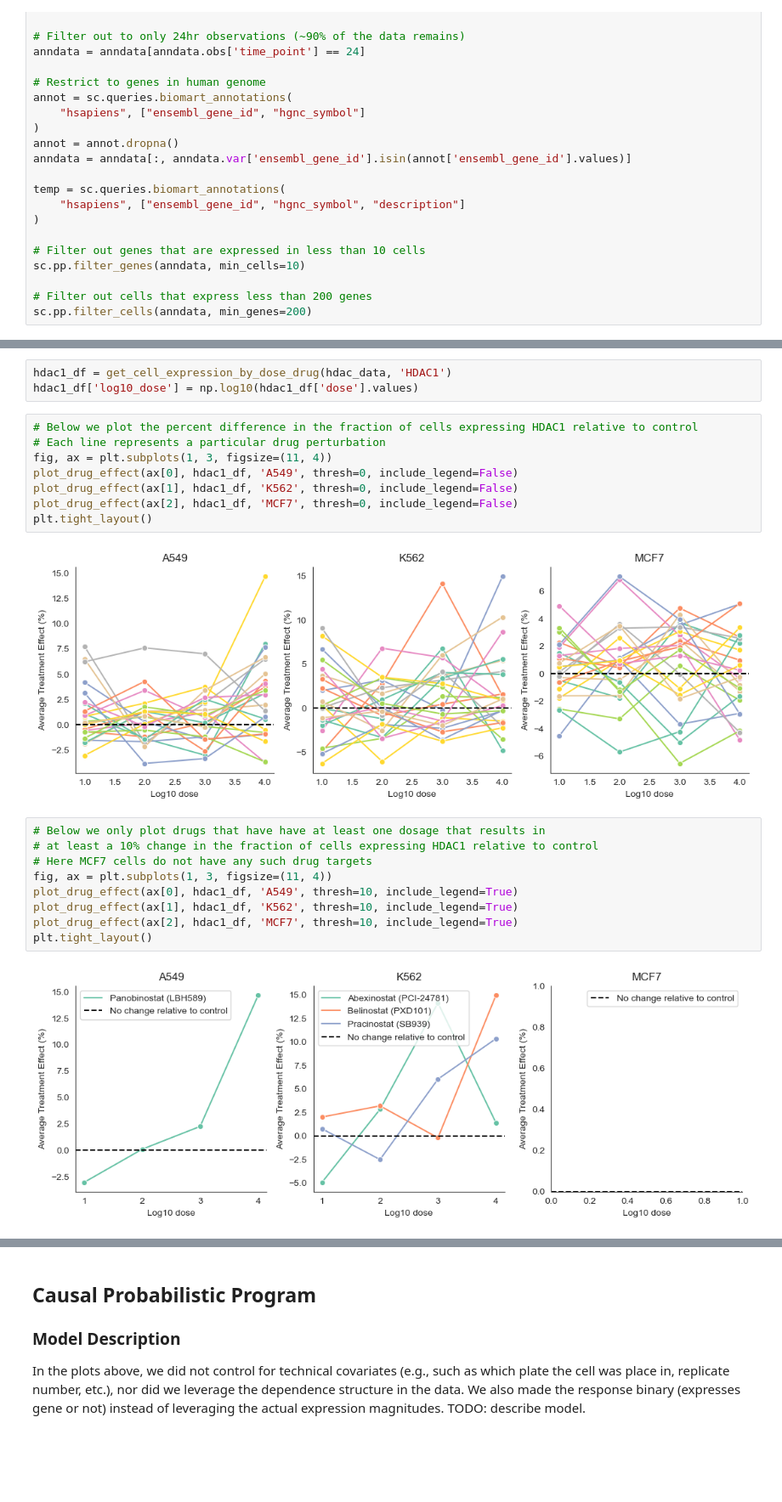
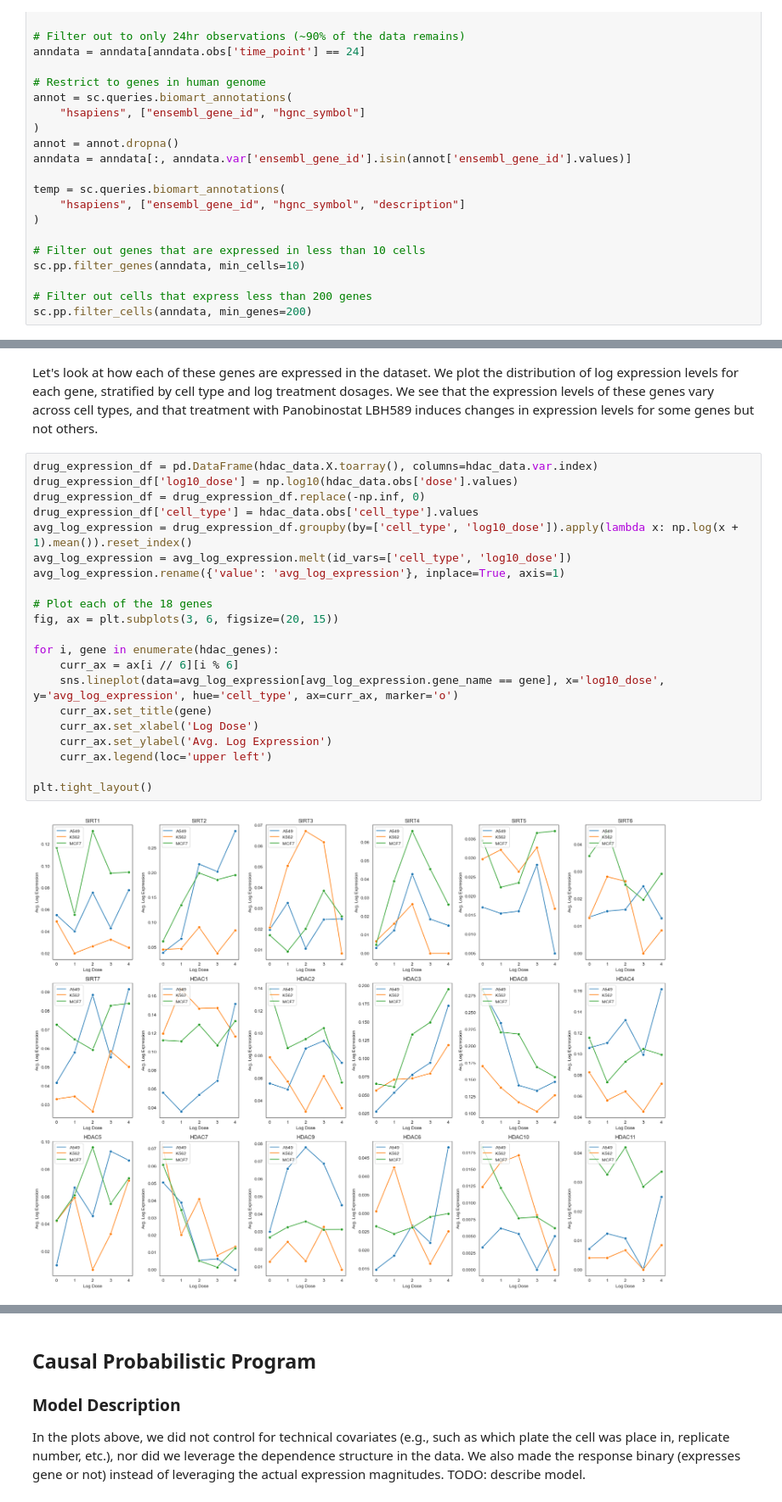
Before and after one commit to BasisResearch/chirho, a Jupyter notebook: docs/source/sciplex.ipynb, the cells around one changed output, grey strips where cells are left out. Shown at 85% size. Cells and saved outputs as stored; diff of their text form; blank space fills up the shorter version.

```diff
--- a/docs/source/sciplex.ipynb
+++ b/docs/source/sciplex.ipynb
@@ -225,24 +131,25 @@ def plot_drug_effect(ax, frac_cell_df, cell_type, thresh=5, include_legend=False
-# %%
-hdac1_df = get_cell_expression_by_dose_drug(hdac_data, 'HDAC1')
-hdac1_df['log10_dose'] = np.log10(hdac1_df['dose'].values)
-# %%
-# Below we plot the percent difference in the fraction of cells expressing HDAC1 relative to control
-# Each line represents a particular drug perturbation
-fig, ax = plt.subplots(1, 3, figsize=(11, 4))
-plot_drug_effect(ax[0], hdac1_df, 'A549', thresh=0, include_legend=False)
-plot_drug_effect(ax[1], hdac1_df, 'K562', thresh=0, include_legend=False)
-plot_drug_effect(ax[2], hdac1_df, 'MCF7', thresh=0, include_legend=False)
-plt.tight_layout()
-# %% [output]
-[figure, removed]
-# %%
-# Below we only plot drugs that have have at least one dosage that results in
-# at least a 10% change in the fraction of cells expressing HDAC1 relative to control
-# Here MCF7 cells do not have any such drug targets
-fig, ax = plt.subplots(1, 3, figsize=(11, 4))
-plot_drug_effect(ax[0], hdac1_df, 'A549', thresh=10, include_legend=True)
-plot_drug_effect(ax[1], hdac1_df, 'K562', thresh=10, include_legend=True)
-plot_drug_effect(ax[2], hdac1_df, 'MCF7', thresh=10, include_legend=True)
-plt.tight_layout()
-# %% [output]
-[figure, removed]
+# %% [markdown]
+Let's look at how each of these genes are expressed in the dataset. We plot the distribution of log expression levels for each gene, stratified by cell type and log treatment dosages. We see that the expression levels of these genes vary across cell types, and that treatment with Panobinostat LBH589 induces changes in expression levels for some genes but not others.
+# %%
+drug_expression_df = pd.DataFrame(hdac_data.X.toarray(), columns=hdac_data.var.index)
+drug_expression_df['log10_dose'] = np.log10(hdac_data.obs['dose'].values)
+drug_expression_df = drug_expression_df.replace(-np.inf, 0)
+drug_expression_df['cell_type'] = hdac_data.obs['cell_type'].values
+avg_log_expression = drug_expression_df.groupby(by=['cell_type', 'log10_dose']).apply(lambda x: np.log(x + 1).mean()).reset_index()
+avg_log_expression = avg_log_expression.melt(id_vars=['cell_type', 'log10_dose'])
+avg_log_expression.rename({'value': 'avg_log_expression'}, inplace=True, axis=1)
+
+# Plot each of the 18 genes
+fig, ax = plt.subplots(3, 6, figsize=(20, 15))
+
+for i, gene in enumerate(hdac_genes):
+    curr_ax = ax[i // 6][i % 6]
+    sns.lineplot(data=avg_log_expression[avg_log_expression.gene_name == gene], x='log10_dose', y='avg_log_expression', hue='cell_type', ax=curr_ax, marker='o')
+    curr_ax.set_title(gene)
+    curr_ax.set_xlabel('Log Dose')
+    curr_ax.set_ylabel('Avg. Log Expression')
+    curr_ax.legend(loc='upper left')
+
+plt.tight_layout()
+# %% [output]
+[figure, added]
```
Also changed, not shown: parts of 35 cells of this notebook.
